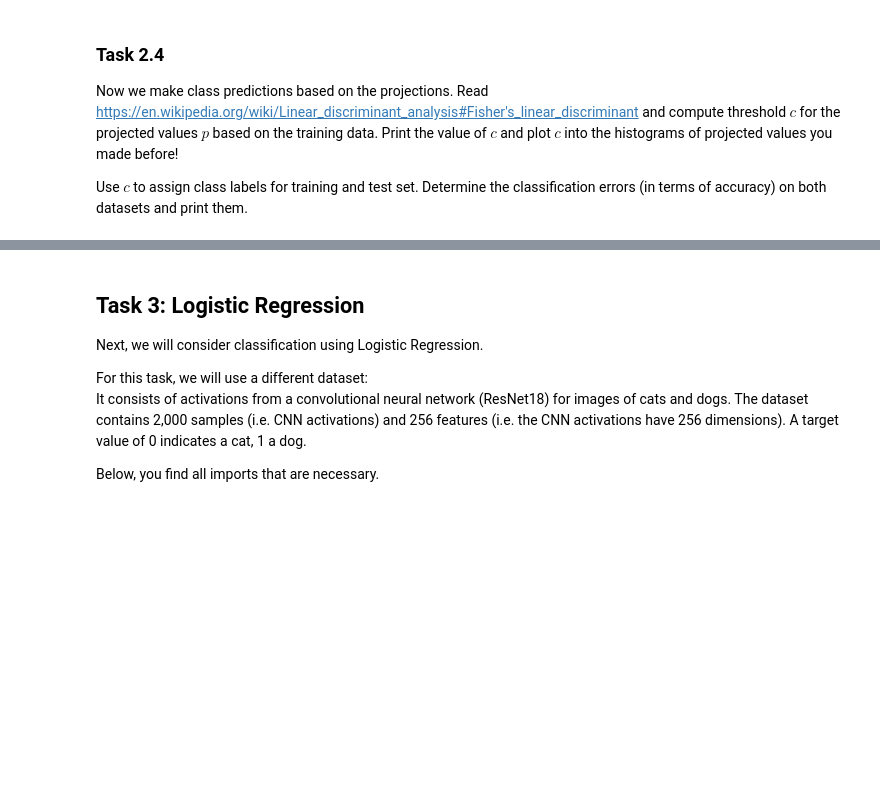
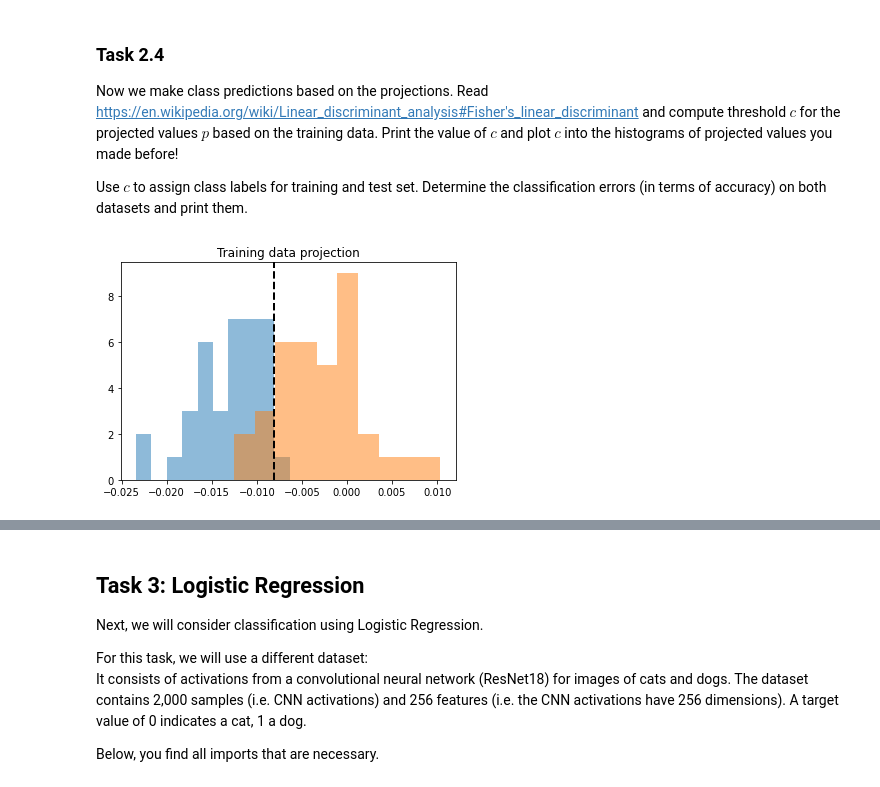
Before and after one commit to fredbec/ml-sose21, a Jupyter notebook: collect/practical_2_rike.ipynb, the cells around one changed output, grey strips where cells are left out. Cells and saved outputs as stored; diff of their text form; code cells hidden in the pictures; blank space fills up the shorter version.

```diff
--- a/collect/practical_2_rike.ipynb
+++ b/collect/practical_2_rike.ipynb
@@ -238,3 +258,14 @@ _ = plt.hist(b,label='class 1',alpha=0.5)
 Now we make class predictions based on the projections. Read https://en.wikipedia.org/wiki/Linear_discriminant_analysis#Fisher's_linear_discriminant and compute threshold $c$ for the projected values $p$ based on the training data. Print the value of $c$ and plot $c$ into the histograms of projected values you made before!
 
 Use $c$ to assign class labels for training and test set. Determine the classification errors (in terms of accuracy) on both datasets and print them.
+# %%
+c = np.matmul(w_lda.T, (0.5 * (m0+m1)))
+# %%
+a, b = np.matmul(X[t], w_lda), np.matmul(X[~t], w_lda)  # example data
+
+plt.title('Training data projection')
+_ = plt.hist(a,label='class 0',alpha=0.5)
+_ = plt.hist(b,label='class 1',alpha=0.5)
+_ = plt.axvline(x=c, color = "black", linestyle='dashed', linewidth=2)
+# %% [output]
+[figure, added]
```
Also changed, not shown: parts of 18 cells of this notebook.
